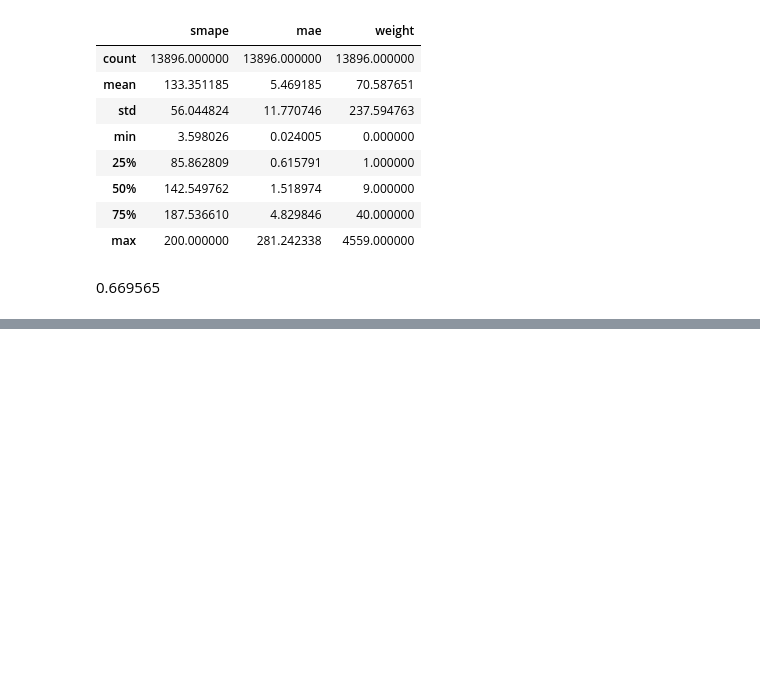
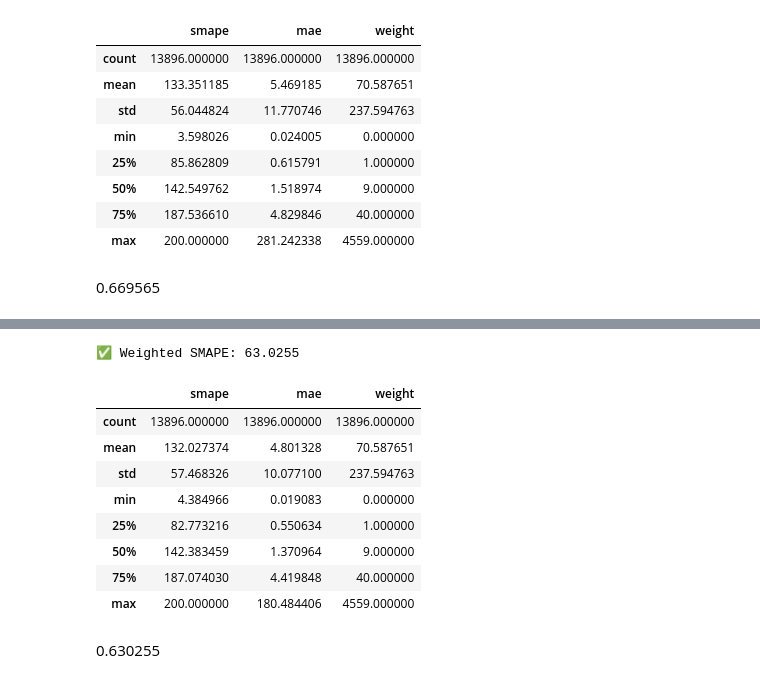
Before and after one commit to b00kkk/LGAimers07_hackerton, a Jupyter notebook: LGAimers.ipynb, the cells around one changed output, grey strips where cells are left out. Drawn from its saved outputs; the diff is of its cells as text; code cells hidden in the pictures; blank space fills up the shorter version.

```diff
--- a/LGAimers.ipynb
+++ b/LGAimers.ipynb
@@ -1628,0 +2047,12 @@ bt_results.describe()
+# %%
+import torch.nn as nn
+
+class MultiOutputLSTM(nn.Module):
+    def __init__(self, input_dim=1, hidden_dim=64, num_layers=2, output_dim=7):
+        super(MultiOutputLSTM, self).__init__()
+        self.lstm = nn.LSTM(input_dim, hidden_dim, num_layers, batch_first=True)
+        self.fc = nn.Linear(hidden_dim, output_dim)
+
+    def forward(self, x):
+        out, _ = self.lstm(x)
+        return self.fc(out[:, -1, :])  # (B, output_dim)
@@ -1628,0 +2346,16 @@ bt_results.describe()
+# %%
+bt_results, weighted_smape = backtest_lstm(train, trained_models, peak_months_dict=peak_months_dict)
+bt_results.describe()
+# %% [output]
+✅ Weighted SMAPE: 63.0255
+|  | smape | mae | weight |
+| count | 13896.000000 | 13896.000000 | 13896.000000 |
+| mean | 132.027374 | 4.801328 | 70.587651 |
+| std | 57.468326 | 10.077100 | 237.594763 |
+| min | 4.384966 | 0.019083 | 0.000000 |
+| 25% | 82.773216 | 0.550634 | 1.000000 |
+| 50% | 142.383459 | 1.370964 | 9.000000 |
+| 75% | 187.074030 | 4.419848 | 40.000000 |
+| max | 200.000000 | 180.484406 | 4559.000000 |
+# %% [markdown]
+0.630255
```
Also changed, not shown: parts of 29 cells of this notebook.
